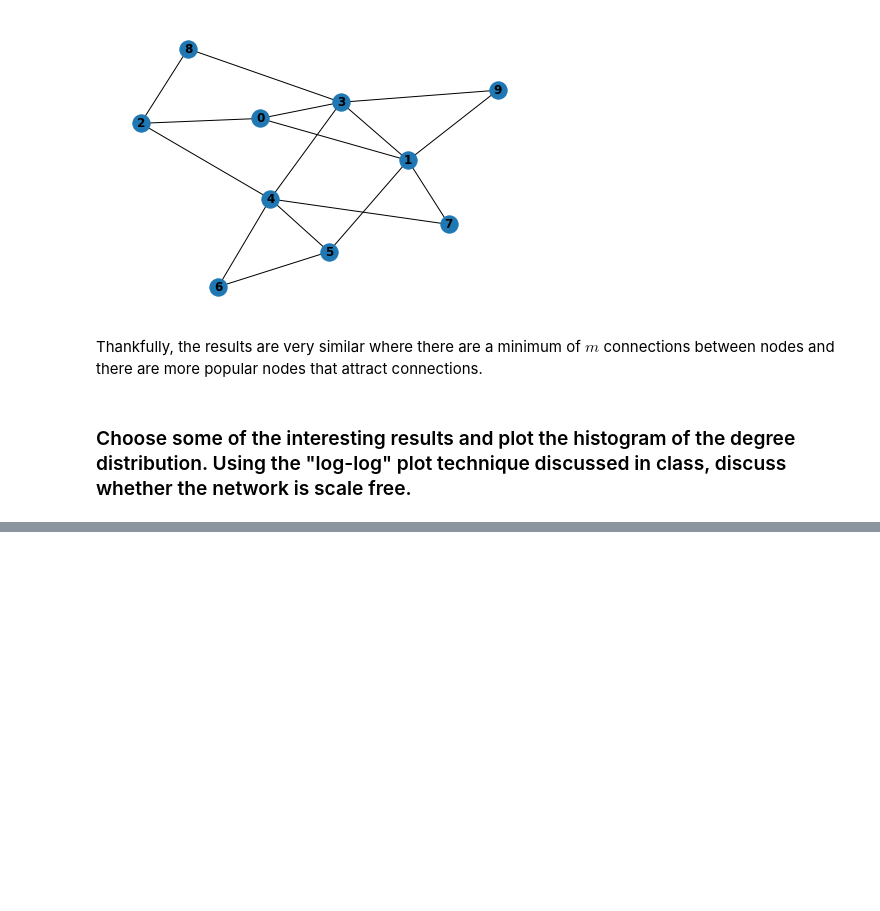
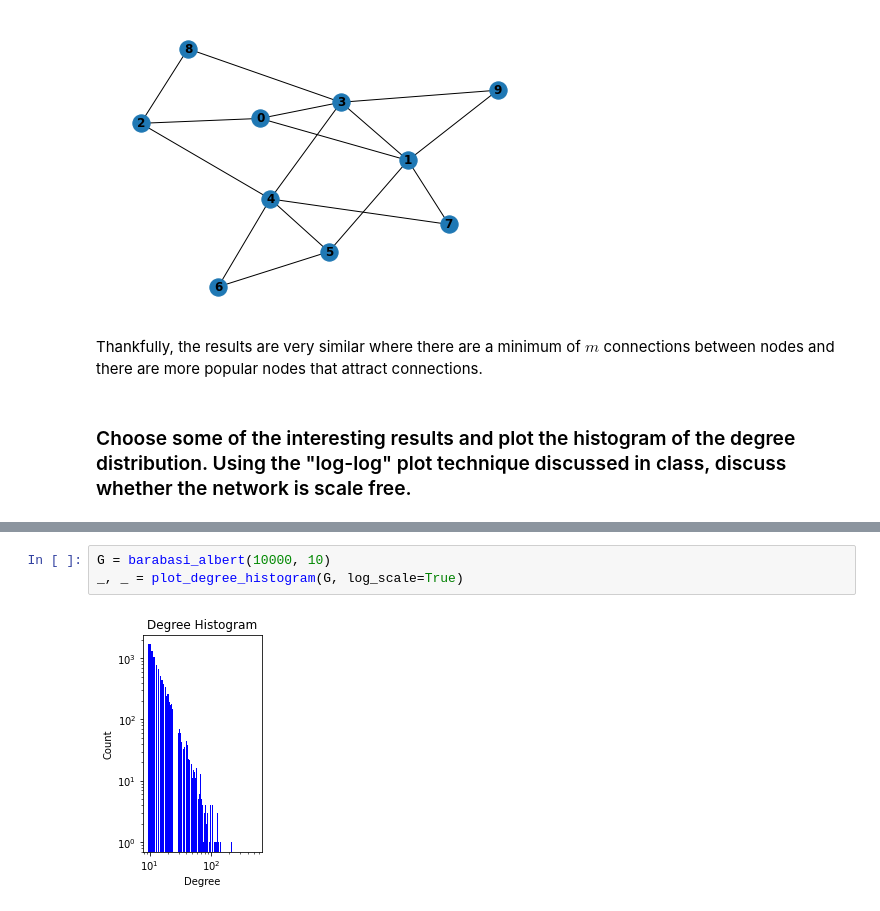
Before and after one commit to rmorain/network-science, a Jupyter notebook: HW2.ipynb, the cells around one changed output, grey strips where cells are left out. Drawn from its saved outputs; the diff is of its cells as text; blank space fills up the shorter version.

```diff
--- a/HW2.ipynb
+++ b/HW2.ipynb
@@ -112,0 +122,5 @@ KeyboardInterrupt:
+# %%
+G = barabasi_albert(10000, 10)
+_, _ = plot_degree_histogram(G, log_scale=True)
+# %% [output]
+[figure, added]
```
Also changed, not shown: parts of 11 cells of this notebook.
